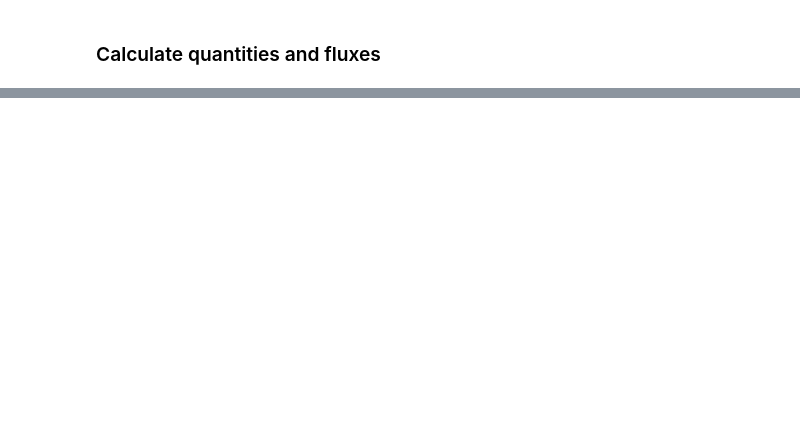
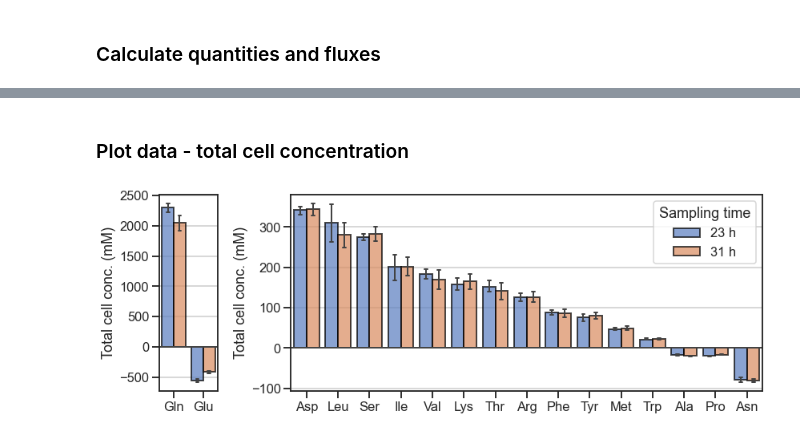
Before and after one commit to krdav/lab-work, a Jupyter notebook: H1299_143B_prot-nucl-quant/AA_influx_143B-GOT-DKO/data_processing.ipynb, the cells around one changed output, grey strips where cells are left out. Cells and saved outputs as stored; diff of their text form; code cells hidden in the pictures; blank space fills up the shorter version.

```diff
--- a/H1299_143B_prot-nucl-quant/AA_influx_143B-GOT-DKO/data_processing.ipynb
+++ b/H1299_143B_prot-nucl-quant/AA_influx_143B-GOT-DKO/data_processing.ipynb
@@ -211,0 +324,55 @@ fig.savefig('influx.pdf')
+# %% [markdown]
+### Plot data - total cell concentration
+# %%
+# Rename to three letter amino acid code,
+# Sort according to highest conc. at 23 h
+df_acc.columns = [v.split()[0] for v in df_acc.columns.values]
+df_acc = df_acc.rename(columns=AAcode)
+# Sort:
+df_mean = df_acc.groupby(['Time']).mean().reset_index()
+col_sele = df_mean.columns.values[1:]
+sort_mask = df_mean.loc[1, col_sele].sort_values(ascending=False).index.values
+sort_mask = np.concatenate([['Time'], sort_mask])
+df_sort = df_acc.loc[:, sort_mask]
+# Remove t=0:
+time_mask = df_sort['Time'] > 0
+df_sort = df_sort[time_mask]
+# Flatten for plotting:
+df_melt = df_sort.melt(id_vars=['Time'], var_name='Amino acid', value_name='ACC')
+# %%
+### Plot the influx ###
+fig, (ax1, ax2) = plt.subplots(1, 2, figsize=(12, 4.4), gridspec_kw={'width_ratios': [1, 8]})
+
+# Small plot for Gln/Glu:
+mask = df_melt['Amino acid'].isin(['Gln', 'Glu'])
+g1 = sns.barplot(ax=ax1, x="Amino acid", y="ACC", hue="Time", data=df_melt[mask], capsize=.1, errwidth=2, edgecolor='black', linewidth=2, alpha=0.7)
+ax1.axhline(y=0, linestyle='-', zorder=1, linewidth=2, color='#444444')
+g1.grid(True, axis='y')
+#g1.set_yscale('log')
+g1.set_ylabel('Total cell conc. (mM)');
+g1.set_xlabel('');
+g1.legend_.remove()
+g1.set_xticklabels(g1.get_xticklabels(), rotation=0)
+
+# Plot the all other AAs:
+g2 = sns.barplot(ax=ax2, x="Amino acid", y="ACC", hue="Time", data=df_melt[~mask], capsize=.1, errwidth=2, edgecolor='black', linewidth=2, alpha=0.7)
+ax2.axhline(y=0, linestyle='-', zorder=1, linewidth=2, color='#444444')
+g2.grid(True, axis='y')
+g2.set_ylabel('Total cell conc. (mM)');
+g2.set_xlabel('');
+g2.set_xticklabels(g2.get_xticklabels(), rotation=0);
+#g2.set_ylim([-1.4, 5.6])
+#g2.yaxis.set_major_locator(ticker.MultipleLocator(1))
+
+# Add legend:
+old_legend = g2.legend_
+handles = old_legend.legendHandles
+labels = ['23 h', '31 h']
+title = 'Sampling time'
+g2.legend(handles, labels, title=title);
+
+# Show/save:
+fig.tight_layout()
+fig.savefig('total-cell-conc.pdf')
+# %% [output]
+[figure, added]
```
Also changed, not shown: parts of 9 cells of this notebook, 8 other files.
